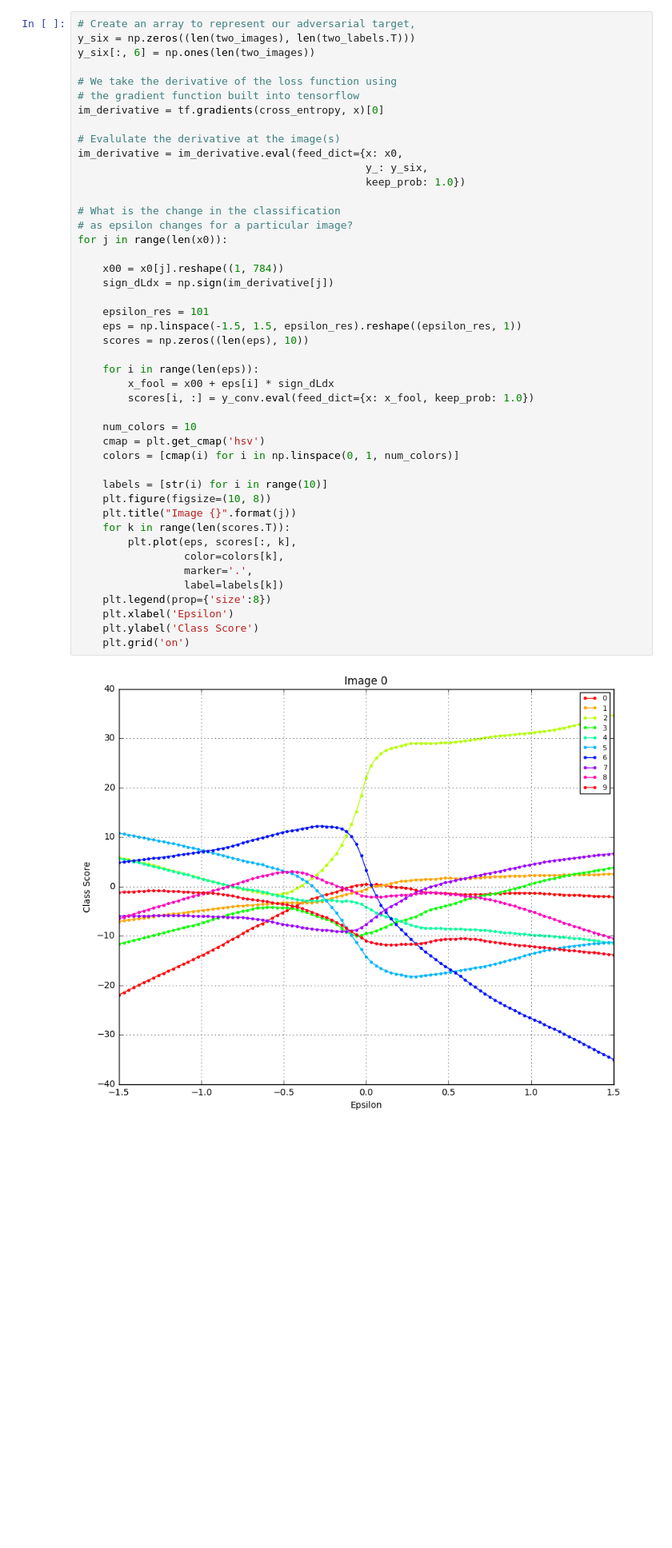
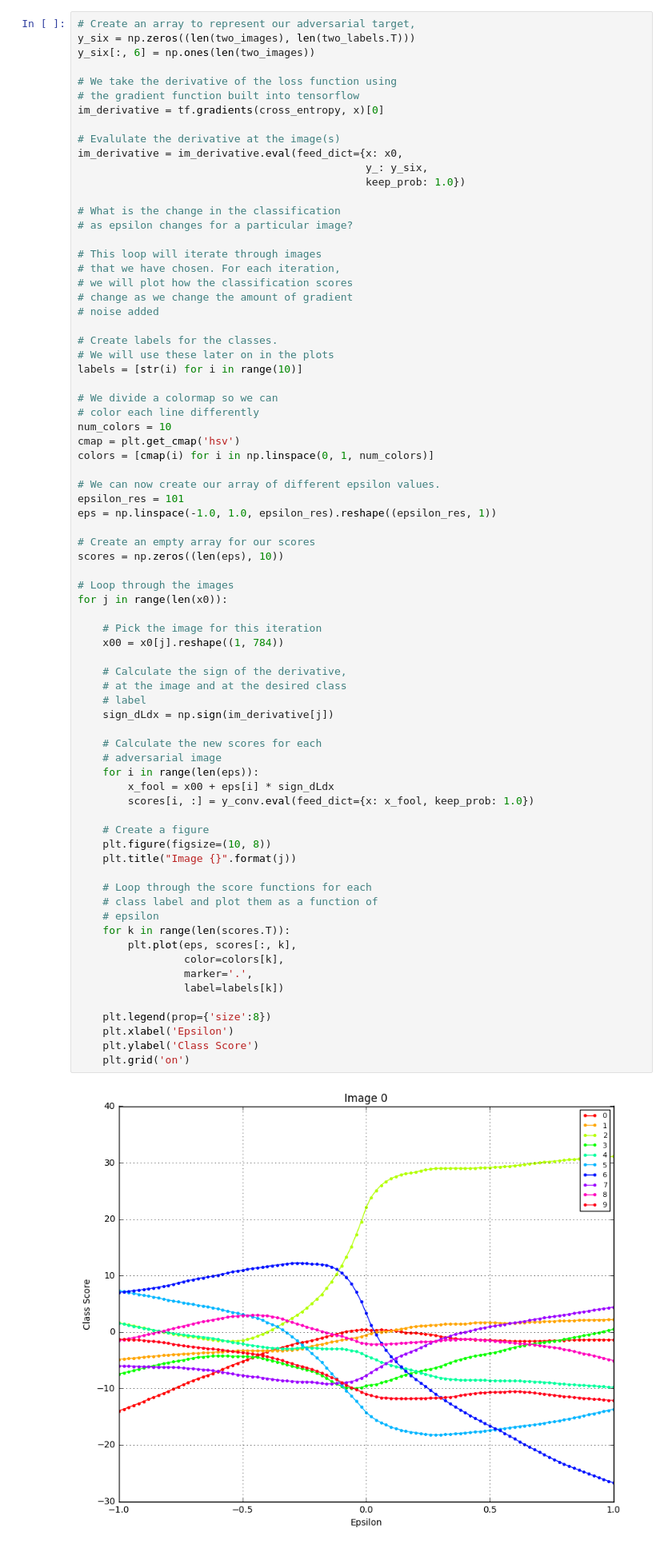
Before and after one commit to tharshi92/500pxCode, a Jupyter notebook: Adversarial Images with Tensorflow.ipynb, the cells around one changed output. Shown at 80% size. Drawn from its saved outputs; the diff is of its cells as text; blank space fills up the shorter version.

```diff
--- a/Adversarial Images with Tensorflow.ipynb
+++ b/Adversarial Images with Tensorflow.ipynb
@@ -331,40 +358,69 @@ y_six[:, 6] = np.ones(len(two_images))
 im_derivative = tf.gradients(cross_entropy, x)[0]
 
 # Evalulate the derivative at the image(s)
 im_derivative = im_derivative.eval(feed_dict={x: x0,
                                               y_: y_six,
                                               keep_prob: 1.0})
 
 # What is the change in the classification
 # as epsilon changes for a particular image?
+
+# This loop will iterate through images
+# that we have chosen. For each iteration,
+# we will plot how the classification scores
+# change as we change the amount of gradient
+# noise added
+
+# Create labels for the classes.
+# We will use these later on in the plots
+labels = [str(i) for i in range(10)]
+
+# We divide a colormap so we can
+# color each line differently
+num_colors = 10
+cmap = plt.get_cmap('hsv')
+colors = [cmap(i) for i in np.linspace(0, 1, num_colors)]
+
+# We can now create our array of different epsilon values.
+epsilon_res = 101
+eps = np.linspace(-1.0, 1.0, epsilon_res).reshape((epsilon_res, 1))
+
+# Create an empty array for our scores
+scores = np.zeros((len(eps), 10))
+
+# Loop through the images
 for j in range(len(x0)):
 
+    # Pick the image for this iteration
     x00 = x0[j].reshape((1, 784))
+
+    # Calculate the sign of the derivative,
+    # at the image and at the desired class
+    # label
     sign_dLdx = np.sign(im_derivative[j])
 
-    epsilon_res = 101
-    eps = np.linspace(-1.5, 1.5, epsilon_res).reshape((epsilon_res, 1))
-    scores = np.zeros((len(eps), 10))
-
+    # Calculate the new scores for each
+    # adversarial image
     for i in range(len(eps)):
         x_fool = x00 + eps[i] * sign_dLdx
         scores[i, :] = y_conv.eval(feed_dict={x: x_fool, keep_prob: 1.0})
 
-    num_colors = 10
-    cmap = plt.get_cmap('hsv')
-    colors = [cmap(i) for i in np.linspace(0, 1, num_colors)]
-
-    labels = [str(i) for i in range(10)]
+    # Create a figure
     plt.figure(figsize=(10, 8))
     plt.title("Image {}".format(j))
+
+    # Loop through the score functions for each
+    # class label and plot them as a function of
+    # epsilon
     for k in range(len(scores.T)):
         plt.plot(eps, scores[:, k],
                  color=colors[k],
                  marker='.',
                  label=labels[k])
+
     plt.legend(prop={'size':8})
     plt.xlabel('Epsilon')
     plt.ylabel('Class Score')
     plt.grid('on')
 # %% [output]
-[figure, old version]
+[figure, new version]
```
Also changed, not shown: parts of 15 cells of this notebook.
